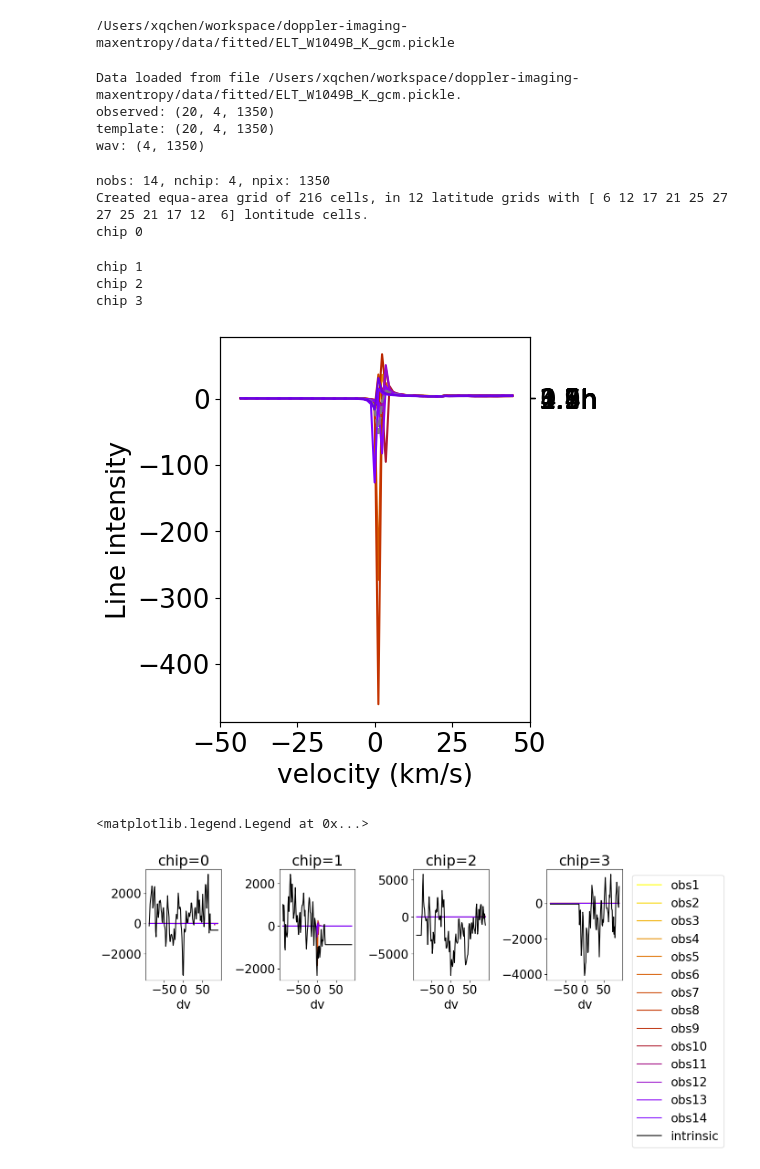
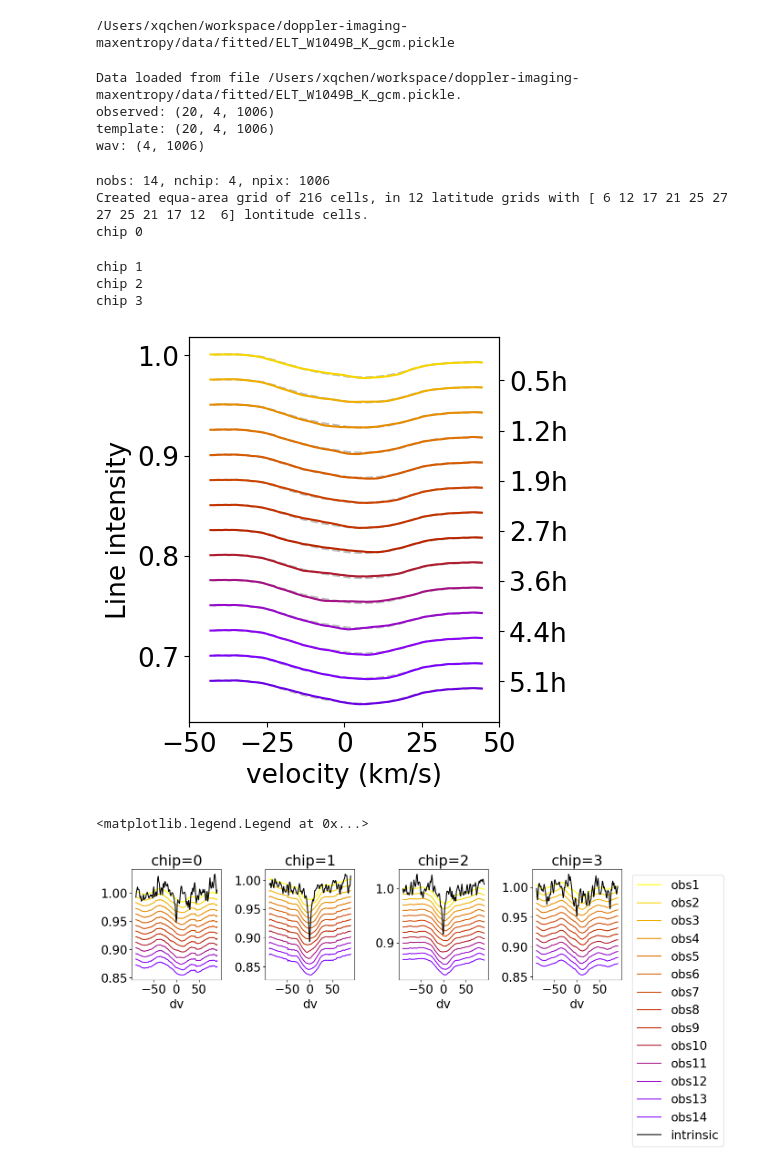
Before and after one commit to alphalyncis/doppler-imaging-maxentropy, a Jupyter notebook: src/run_gcmhires.ipynb, the cells around one changed output. Cells and saved outputs as stored; diff of their text form; code cells hidden in the pictures.

```diff
--- a/src/run_gcmhires.ipynb
+++ b/src/run_gcmhires.ipynb
@@ -10,8 +13,7 @@ instru = "ELT"
 target = "W1049B"
 band = "K"
 params_run, goodchips, modelspec = load_config(instru, target, band)
-modelspec = "gcm"
-model_datafile = paths.data / f"fitted/{instru}_{target}_{band}_{modelspec}.pickle"
+model_datafile = paths.data / f"fitted/ELT_W1049B_K_gcm.pickle"
 savedir = f"run_1049b_gcmhires"
 print(model_datafile)
 if not os.path.exists(paths.figures / savedir):
@@ -23,24 +25,25 @@ if not os.path.exists(paths.figures / savedir):
 wav_nm, template, observed, error = load_data_from_pickle(model_datafile, goodchips, instru="ELT")
 # %% [output]
 Data loaded from file /Users/xqchen/workspace/doppler-imaging-maxentropy/data/fitted/ELT_W1049B_K_gcm.pickle.
-observed: (20, 4, 1350)
-template: (20, 4, 1350)
-wav: (4, 1350)
+observed: (20, 4, 1006)
+template: (20, 4, 1006)
+wav: (4, 1006)
 # %%
 dmap = DopplerImaging(wav_nm, goodchips, params_dict=params_run)
 dmap.load_data(observed, template, error)
-dmap.make_lsd_profile(modelspec, shiftkerns=True, shiftmods=True, plot_lsd_profiles=True, plot_deviation_map=False, colorbar=True, savedir=paths.figures/f"{savedir}/")
+dmap.rv = 0
+dmap.make_lsd_profile(modname='t1500g1000f8', shiftkerns=False, shiftmods=False, plot_lsd_profiles=True, plot_deviation_map=False, colorbar=True, savedir=paths.figures/f"{savedir}/")
 # %% [output]
-nobs: 14, nchip: 4, npix: 1350
+nobs: 14, nchip: 4, npix: 1006
 Created equa-area grid of 216 cells, in 12 latitude grids with [ 6 12 17 21 25 27 27 25 21 17 12  6] lontitude cells.
 chip 0
 chip 1
 chip 2
 chip 3
-[figure, old version]
+[figure, new version]
 # %%
 line_profiles = dmap.obskerns_norm
-gap = 0.2
+gap = 0.01
 colors = [plt.cm.gnuplot_r(x) for x in np.linspace(0, 1, dmap.nobs+4)]
 plt.figure(figsize=(dmap.nchip*3, 4))
 for i, jj in enumerate(dmap.goodchips):
@@ -54,7 +57,7 @@ plt.tight_layout()
 plt.legend(bbox_to_anchor=(1.05, 1), loc='upper left')
 # %% [output]
 <matplotlib.legend.Legend at 0x...>
-[figure, old version]
+[figure, new version]
 # %%
 plt.figure(figsize=(dmap.nchip*4, 3))
 timeav_profiles = np.zeros((dmap.nchip, dmap.nk))
```
Also changed, not shown: parts of 6 cells of this notebook, 19 other files.
